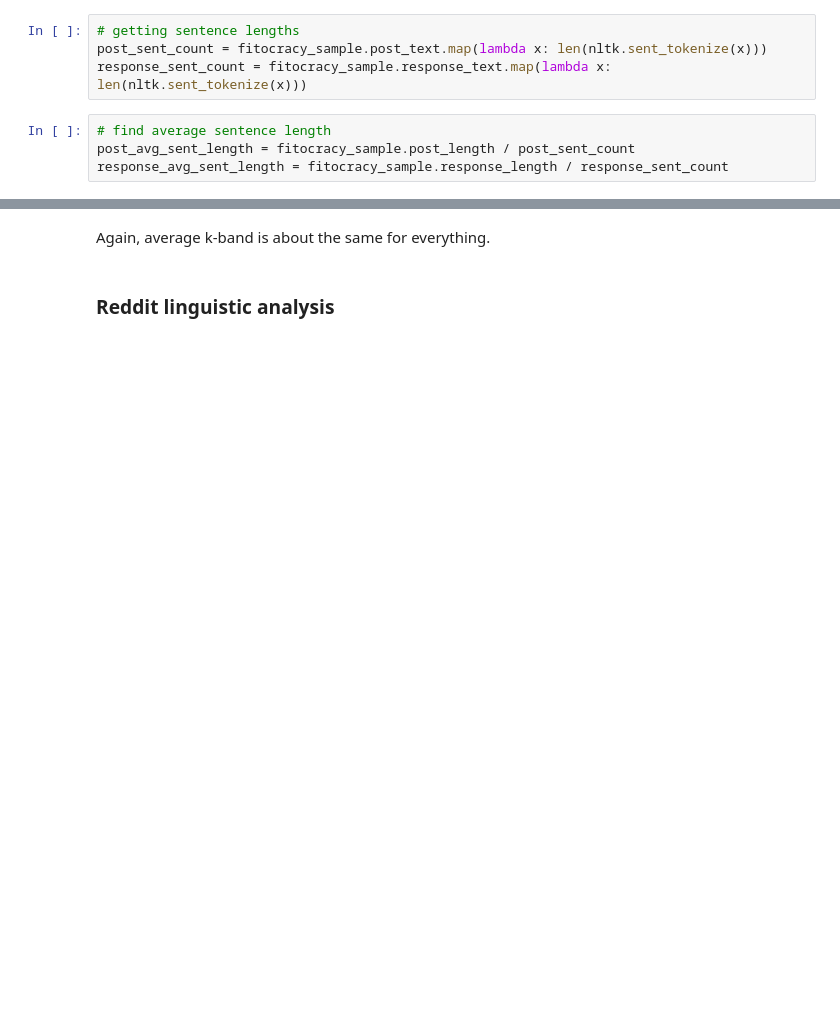
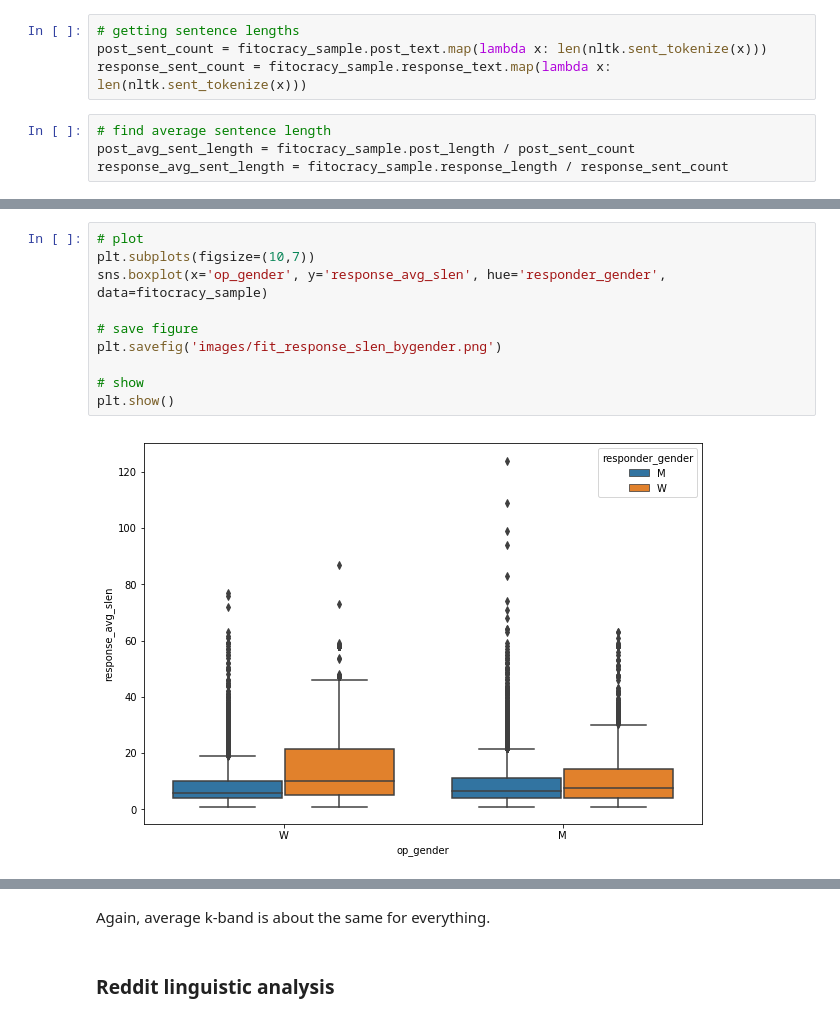
Before and after one commit to Data-Science-for-Linguists-2019/Gendered-Interaction-Online, a Jupyter notebook: main_analysis.ipynb, the cells around one changed output, grey strips where cells are left out. Cells and saved outputs as stored; diff of their text form; blank space fills up the shorter version.

```diff
--- a/main_analysis.ipynb
+++ b/main_analysis.ipynb
@@ -704,3 +1025,15 @@ fitocracy_sample.groupby(['op_gender', 'responder_gender'])['response_avg_slen']
+# %%
+# plot
+plt.subplots(figsize=(10,7))
+sns.boxplot(x='op_gender', y='response_avg_slen', hue='responder_gender', data=fitocracy_sample)
+
+# save figure
+plt.savefig('images/fit_response_slen_bygender.png')
+
+# show
+plt.show()
+# %% [output]
+[figure, added]
 # %% [markdown]
 Analyzing sentence length by gender:
 
```
Also changed, not shown: parts of 94 cells of this notebook.
